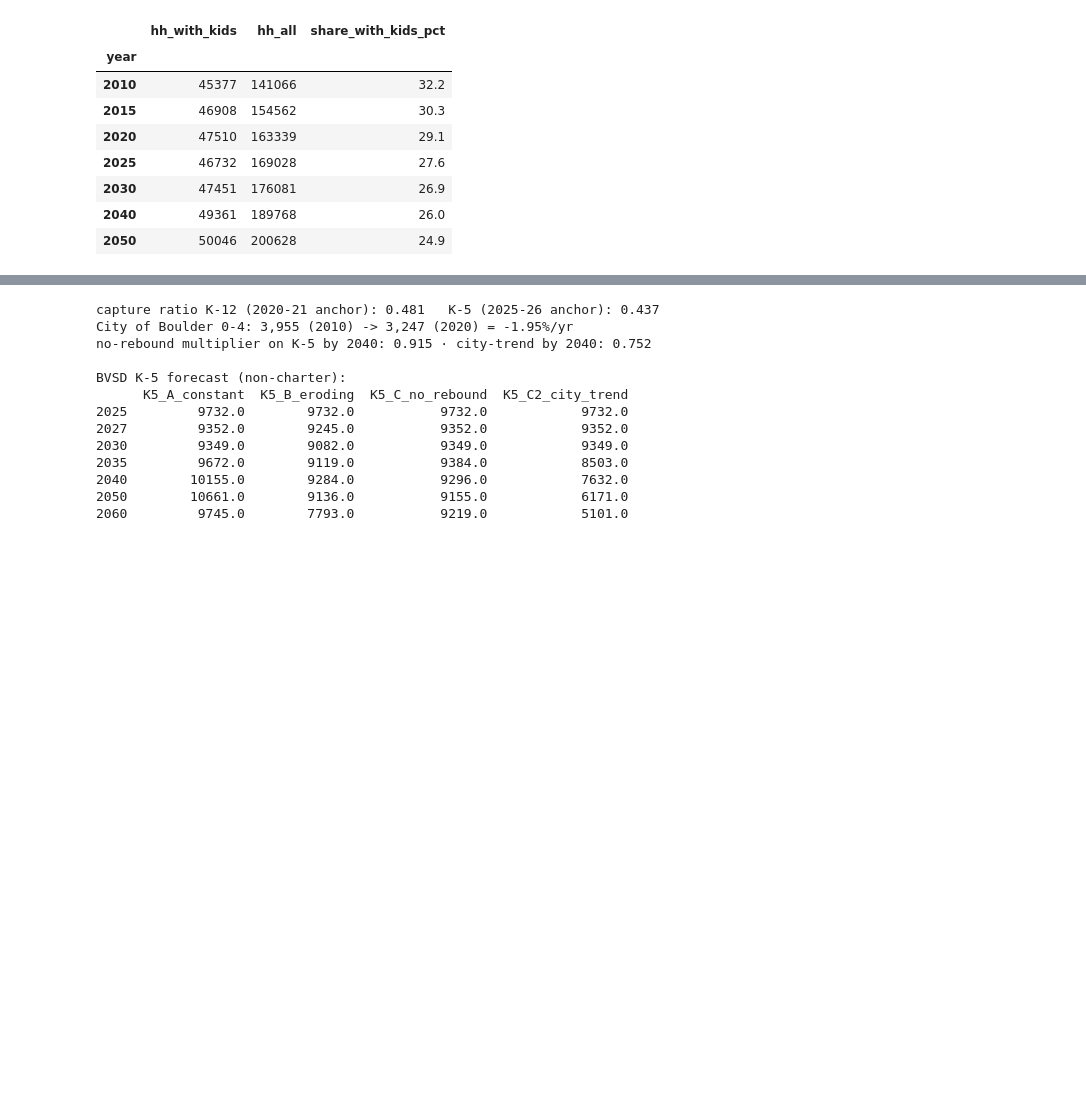
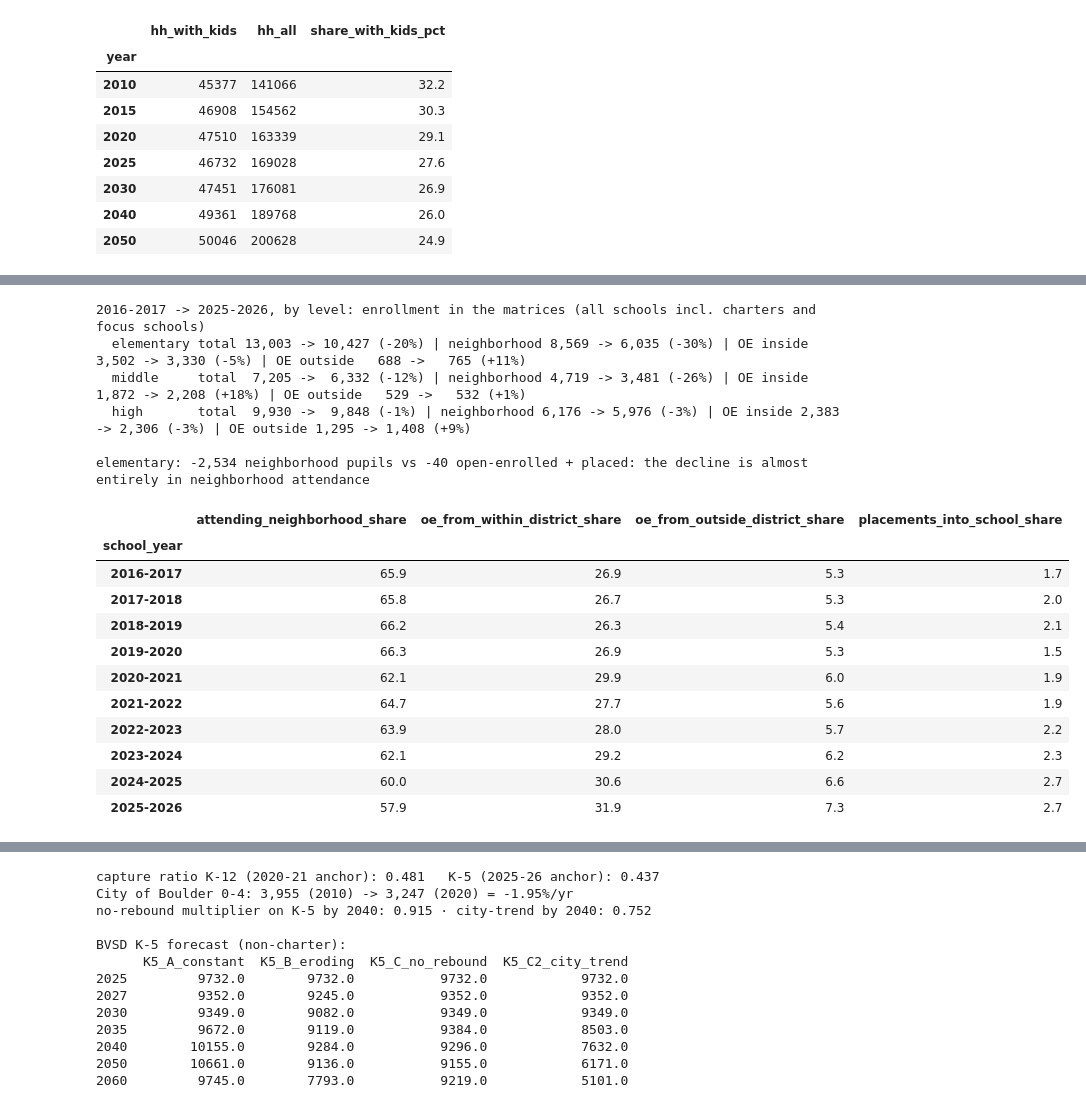
Before and after one commit to brianckeegan/charting-boulder, a Jupyter notebook: 2026-09-bvsd/enrollment-forecast.ipynb, the cells around one changed output, grey strips where cells are left out. Saved outputs shown, nothing was run; the diff lists cells and outputs as text; code cells hidden in the pictures; blank space fills up the shorter version.

```diff
--- a/2026-09-bvsd/enrollment-forecast.ipynb
+++ b/2026-09-bvsd/enrollment-forecast.ipynb
@@ -195,0 +211,44 @@ share of households with a child: 32.2% (2010) -> 27.6% (2025) -> 24.9% (2050)
+# %%
+OE = PROC / "open-enrollment"
+oe_district = pd.read_csv(OE / "district_summary.csv")
+oe_school = pd.read_csv(OE / "school_summary.csv")
+oe_area = pd.read_csv(OE / "area_summary.csv")
+oe_edges = pd.read_csv(OE / "edgelist.csv")
+YEARS_OE = sorted(oe_district.school_year.unique()); Y0, Y1 = YEARS_OE[0], YEARS_OE[-1]
+LEVELS = ["elementary", "middle", "high"]
+COMP = {"attending_neighborhood": "neighborhood school", "oe_from_within_district": "open-enrolled from inside BVSD",
+        "oe_from_outside_district": "open-enrolled from outside BVSD", "placements_into_school": "placements"}
+dist = oe_district.set_index(["level", "school_year"])[list(COMP) + ["enrollment_total"]]
+for c in COMP:
+    dist[f"{c}_share"] = dist[c] / dist["enrollment_total"] * 100
+print(f"{Y0} -> {Y1}, by level: enrollment in the matrices (all schools incl. charters and focus schools)")
+for lv in LEVELS:
+    r0, r1 = dist.loc[(lv, Y0)], dist.loc[(lv, Y1)]
+    print(f"  {lv:10s} total {r0.enrollment_total:>6,.0f} -> {r1.enrollment_total:>6,.0f} ({r1.enrollment_total / r0.enrollment_total - 1:+.0%})"
+          f" | neighborhood {r0.attending_neighborhood:>5,.0f} -> {r1.attending_neighborhood:>5,.0f} ({r1.attending_neighborhood / r0.attending_neighborhood - 1:+.0%})"
+          f" | OE inside {r0.oe_from_within_district:>5,.0f} -> {r1.oe_from_within_district:>5,.0f} ({r1.oe_from_within_district / r0.oe_from_within_district - 1:+.0%})"
+          f" | OE outside {r0.oe_from_outside_district:>5,.0f} -> {r1.oe_from_outside_district:>5,.0f} ({r1.oe_from_outside_district / r0.oe_from_outside_district - 1:+.0%})")
+e0, e1 = dist.loc[("elementary", Y0)], dist.loc[("elementary", Y1)]
+print(f"\nelementary: {e1.attending_neighborhood - e0.attending_neighborhood:+,.0f} neighborhood pupils vs "
+      f"{(e1.oe_from_within_district + e1.oe_from_outside_district + e1.placements_into_school) - (e0.oe_from_within_district + e0.oe_from_outside_district + e0.placements_into_school):+,.0f} "
+      f"open-enrolled + placed: the decline is almost entirely in neighborhood attendance")
+dist.loc["elementary", [f"{c}_share" for c in COMP]].round(1)
+# %% [output]
+2016-2017 -> 2025-2026, by level: enrollment in the matrices (all schools incl. charters and focus schools)
+  elementary total 13,003 -> 10,427 (-20%) | neighborhood 8,569 -> 6,035 (-30%) | OE inside 3,502 -> 3,330 (-5%) | OE outside   688 ->   765 (+11%)
+  middle     total  7,205 ->  6,332 (-12%) | neighborhood 4,719 -> 3,481 (-26%) | OE inside 1,872 -> 2,208 (+18%) | OE outside   529 ->   532 (+1%)
+  high       total  9,930 ->  9,848 (-1%) | neighborhood 6,176 -> 5,976 (-3%) | OE inside 2,383 -> 2,306 (-3%) | OE outside 1,295 -> 1,408 (+9%)
+
+elementary: -2,534 neighborhood pupils vs -40 open-enrolled + placed: the decline is almost entirely in neighborhood attendance
+|  | attending_neighborhood_share | oe_from_within_district_share | oe_from_outside_district_share | placements_into_school_share |
+| school_year |  |  |  |  |
+| 2016-2017 | 65.9 | 26.9 | 5.3 | 1.7 |
+| 2017-2018 | 65.8 | 26.7 | 5.3 | 2.0 |
+| 2018-2019 | 66.2 | 26.3 | 5.4 | 2.1 |
+| 2019-2020 | 66.3 | 26.9 | 5.3 | 1.5 |
+| 2020-2021 | 62.1 | 29.9 | 6.0 | 1.9 |
+| 2021-2022 | 64.7 | 27.7 | 5.6 | 1.9 |
+| 2022-2023 | 63.9 | 28.0 | 5.7 | 2.2 |
+| 2023-2024 | 62.1 | 29.2 | 6.2 | 2.3 |
+| 2024-2025 | 60.0 | 30.6 | 6.6 | 2.7 |
+| 2025-2026 | 57.9 | 31.9 | 7.3 | 2.7 |
```
Also changed, not shown: parts of 17 cells of this notebook, 7 other files.
